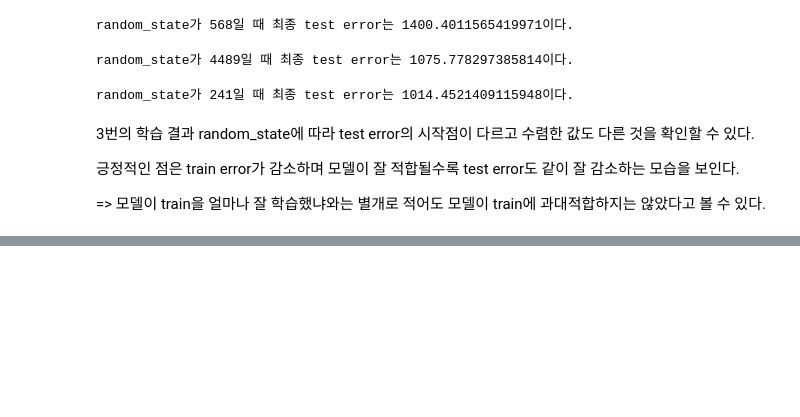
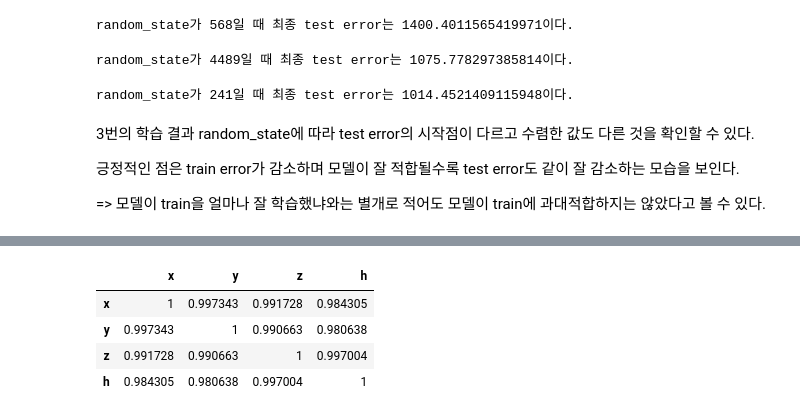
Before and after one commit to BaeHyungjun/2020-1-MachineLearning, a Jupyter notebook: 20152410_배형준_머신러닝_과제4.ipynb, the cells around one changed output, grey strips where cells are left out. Drawn from its saved outputs; the diff is of its cells as text; code cells hidden in the pictures; blank space fills up the shorter version.

```diff
--- a/20152410_배형준_머신러닝_과제4.ipynb
+++ b/20152410_배형준_머신러닝_과제4.ipynb
@@ -358,0 +400,11 @@ random_state가 241일 때 최종 test error는 1014.4521409115948이다.
+# %%
+corr = train.corr()
+corr.style.background_gradient(cmap='coolwarm')
+
+# 위에 scatter plot에서도 확인했듯이 변수간의 선형 상관관계가 0.98 이상으로 매우 강한 것을 알 수 있다.
+# %% [output]
+|  | x | y | z | h |
+| x | 1 | 0.997343 | 0.991728 | 0.984305 |
+| y | 0.997343 | 1 | 0.990663 | 0.980638 |
+| z | 0.991728 | 0.990663 | 1 | 0.997004 |
+| h | 0.984305 | 0.980638 | 0.997004 | 1 |
```
Also changed, not shown: parts of 7 cells of this notebook.
